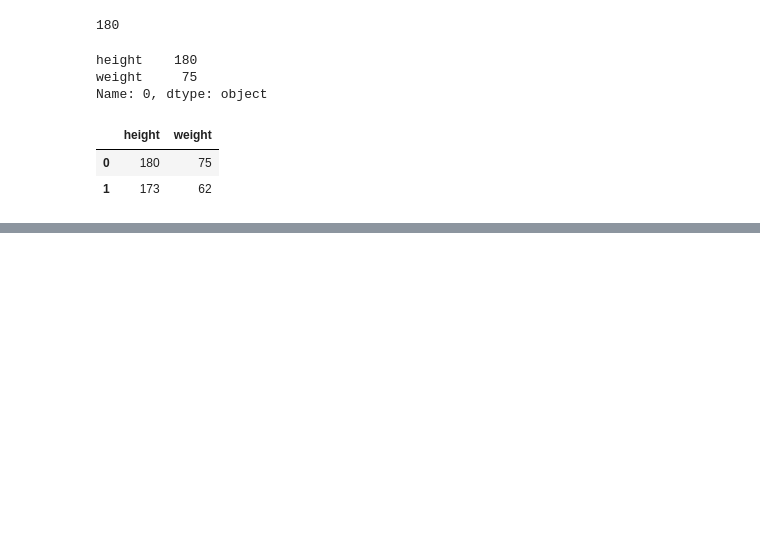
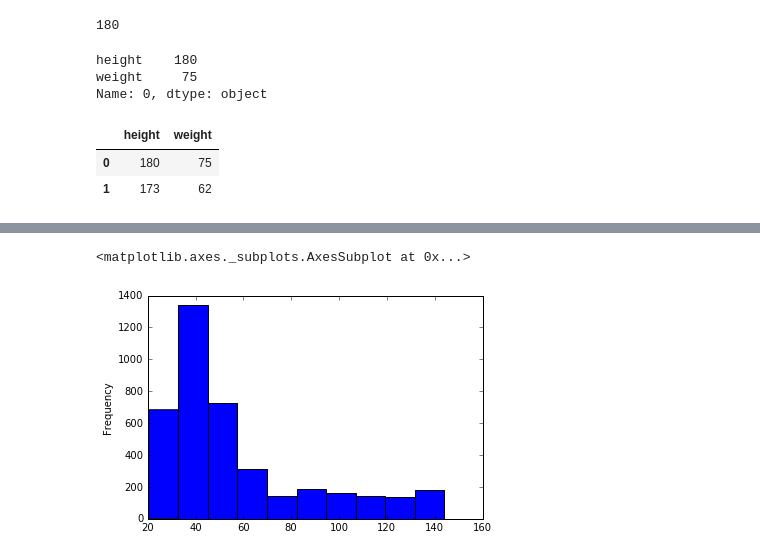
Before and after one commit to ywchiu/pyfintech, a Jupyter notebook: 20160729Demo.ipynb, the cells around one changed output, grey strips where cells are left out. Cells and saved outputs as stored; diff of their text form; code cells hidden in the pictures; blank space fills up the shorter version.

```diff
--- a/20160729Demo.ipynb
+++ b/20160729Demo.ipynb
@@ -155,0 +373,5 @@ df.loc[0:1, ['height', 'weight']] # get height information of first, and second
+# %%
+tw2330.plot(kind='hist')
+# %% [output]
+<matplotlib.axes._subplots.AxesSubplot at 0x...>
+[figure, added]
```
Also changed, not shown: parts of 39 cells of this notebook.
